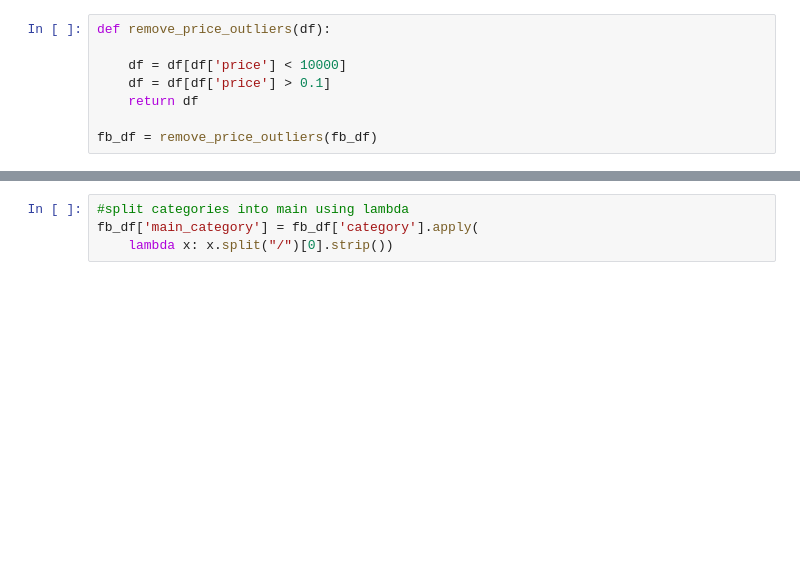
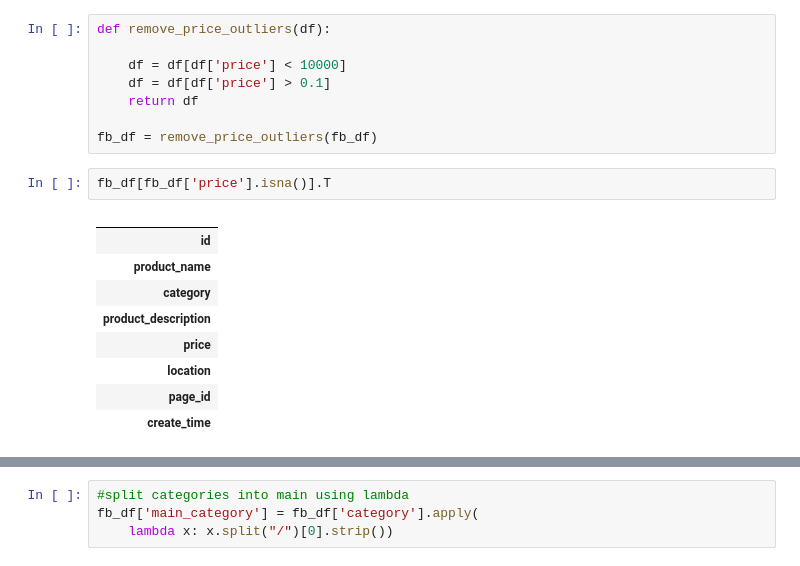
Before and after one commit to Scharukh7/FB-Marketplace-Recommendation-Ranking-System, a Jupyter notebook: clean_tab.ipynb, the cells around one changed output, grey strips where cells are left out. Drawn from its saved outputs; the diff is of its cells as text; blank space fills up the shorter version.

```diff
--- a/clean_tab.ipynb
+++ b/clean_tab.ipynb
@@ -130,5 +81,17 @@ def remove_price_outliers(df):
     return df
 
 fb_df = remove_price_outliers(fb_df)
+# %%
+fb_df[fb_df['price'].isna()].T
+# %% [output]
+|  |
+| id |
+| product_name |
+| category |
+| product_description |
+| price |
+| location |
+| page_id |
+| create_time |
 # %%
 fb_df.dtypes
```
Also changed, not shown: parts of 21 cells of this notebook, 7 other files.
